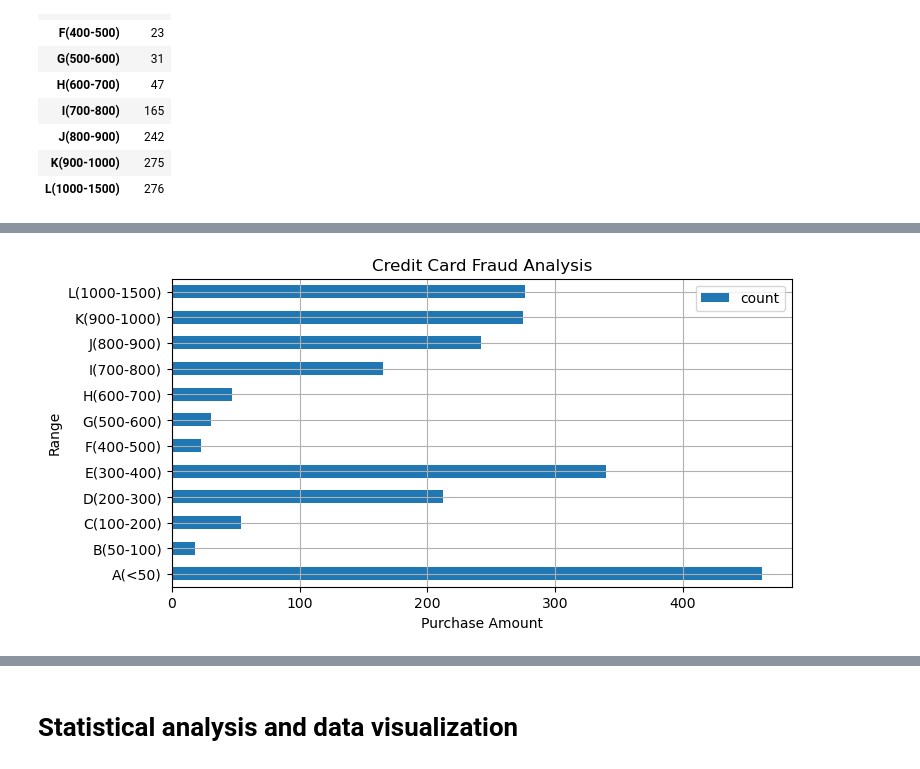
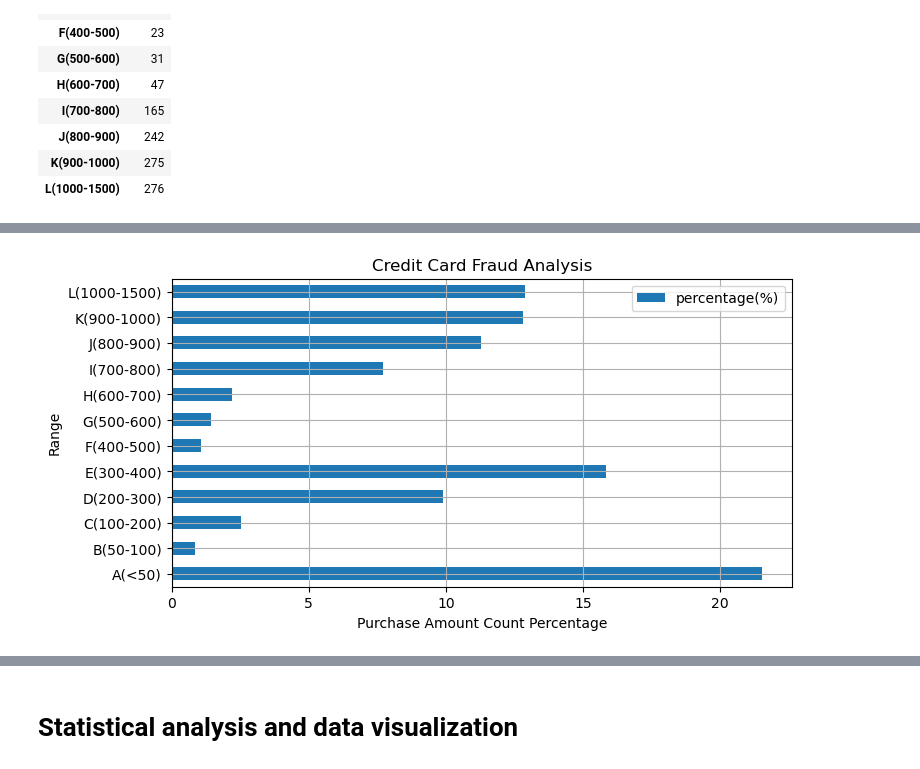
Before and after one commit to Mohammed-a-ali01/Project-1, a Jupyter notebook: fraudpy.ipynb, the cells around one changed output, grey strips where cells are left out. Drawn from its saved outputs; the diff is of its cells as text; code cells hidden in the pictures.

```diff
--- a/fraudpy.ipynb
+++ b/fraudpy.ipynb
@@ -187,3 +208,7 @@ group_fraud_df
 | J(800-900) | 242 |
 | K(900-1000) | 275 |
 | L(1000-1500) | 276 |
+# %%
+# Count percentage of fraud transactions for each group of amount
+group_fraud_df['percentage'] = (group_fraud_df['count']/group_fraud_df['count'].sum())*100
+group_fraud_df
@@ -190,12 +230,16 @@ group_fraud_df
 # %%
 # Plot horizontal bar graph
 # Set labels for axes
-group_fraud_df.plot.barh(figsize=(8,4))
+percentage = group_fraud_df['percentage']
+df2 = pd.DataFrame({'percentage(%)': percentage})
+df2.plot.barh(figsize=(8,4))
 
-plt.xlabel('Purchase Amount')
+plt.xlabel('Purchase Amount Count Percentage')
 plt.ylabel('Range')
 plt.title('Credit Card Fraud Analysis')
 plt.grid()
+
+plt.savefig("Fig2.png")
 plt.show()
 # %% [output]
-[figure, old version]
+[figure, new version]
```
Also changed, not shown: parts of 37 cells of this notebook.
